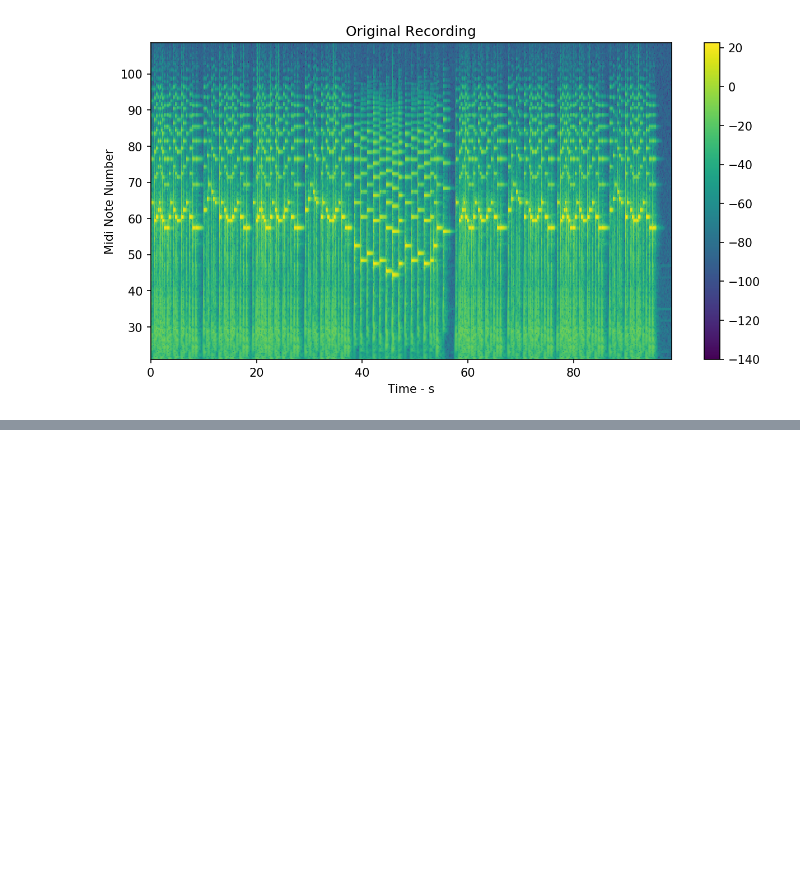
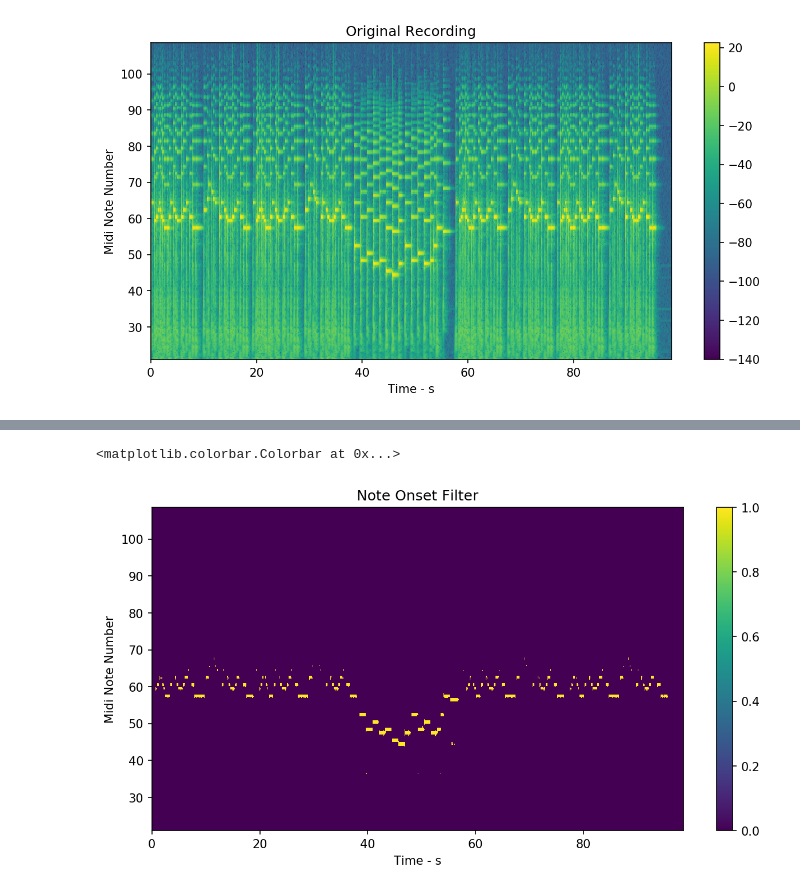
Before and after one commit to danjacobellis/AMT-python, a Jupyter notebook: time_frequency_decompostion_example.ipynb, the cells around one changed output, grey strips where cells are left out. Drawn from its saved outputs; the diff is of its cells as text; code cells hidden in the pictures; blank space fills up the shorter version.

```diff
--- a/time_frequency_decompostion_example.ipynb
+++ b/time_frequency_decompostion_example.ipynb
@@ -107,0 +129,11 @@ plt.colorbar()
+# %%
+plt.figure(dpi = 150, figsize=(10,5))
+extent=[t[0], t[-1], midi_nn[0], midi_nn[-1]]
+plt.imshow(filtered>200, origin='lower', extent=extent, interpolation='none', aspect='auto')
+plt.xlabel('Time - s')
+plt.ylabel('Midi Note Number')
+plt.title('Note Onset Filter')
+plt.colorbar()
+# %% [output]
+<matplotlib.colorbar.Colorbar at 0x...>
+[figure, added]
```
Also changed, not shown: parts of 11 cells of this notebook.
